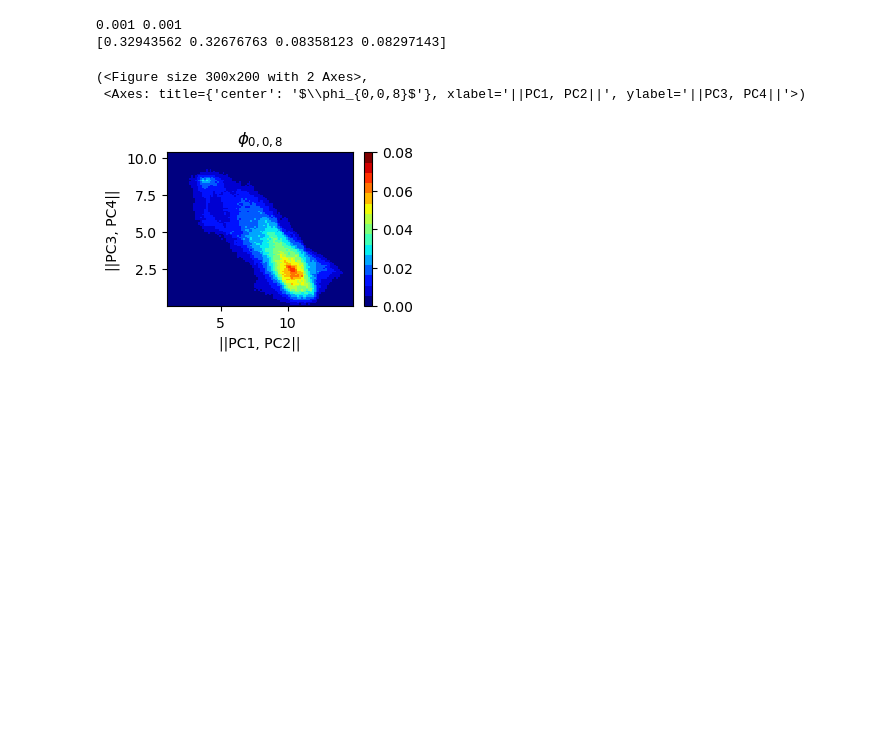
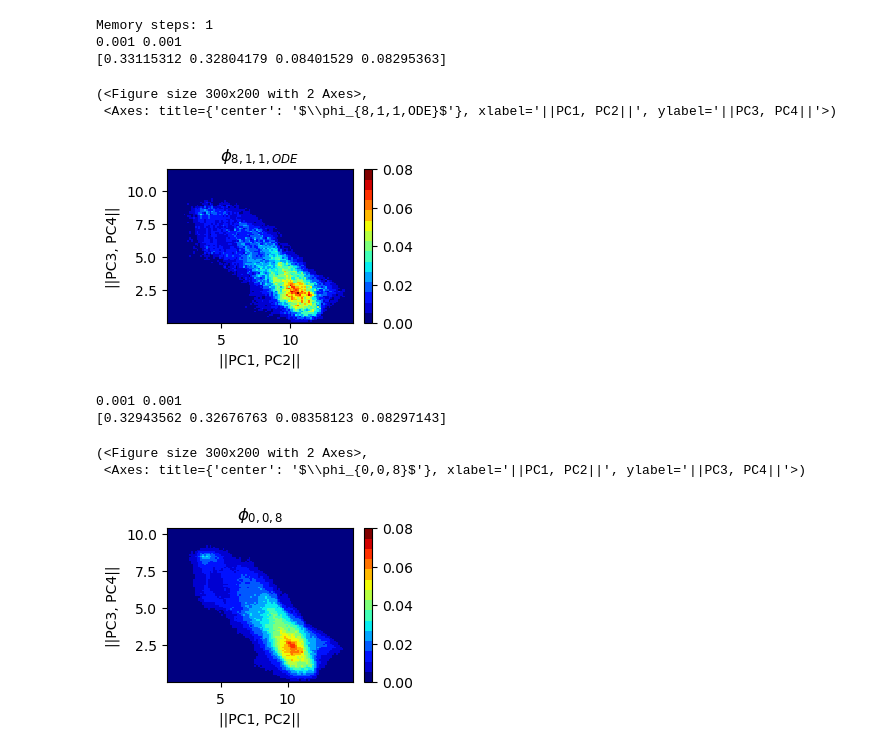
Before and after one commit to DLR-PA-EVA/schoenfeld26james_PrognosticMemoryParmeterizations, a Jupyter notebook: regime_analysis.ipynb, the cells around one changed output. Saved outputs shown, nothing was run; the diff lists cells and outputs as text; code cells hidden in the pictures; blank space fills up the shorter version.

```diff
--- a/regime_analysis.ipynb
+++ b/regime_analysis.ipynb
@@ -288,3 +238,12 @@ plot_regimes(get_X(path='online_runs/NO_PARAMETRIZATION/time=10000000_m=1.0_tau=
+# %%
+plot_regimes(get_X(path='online_runs/ODE_Z_online/input_lagg=1000/time=1000MTU_m=0.001_tau=0.001_less_data.nc'), title=r'$\phi_{8,1,1,ODE}$')
+# %% [output]
+Memory steps: 1
+0.001 0.001
+[0.33115312 0.32804179 0.08401529 0.08295363]
+(<Figure size 300x200 with 2 Axes>,
+ <Axes: title={'center': '$\\phi_{8,1,1,ODE}$'}, xlabel='||PC1, PC2||', ylabel='||PC3, PC4||'>)
+[figure, added]
 # %%
 plot_regimes(get_X(path='online_runs/NN/input_lagg=0/time=10000MTU_m=0.001_tau=0.001.pkl'),
              title=r'$\phi_{0,0,8}$')
```
Also changed, not shown: parts of 7 cells of this notebook, 6 other files.
